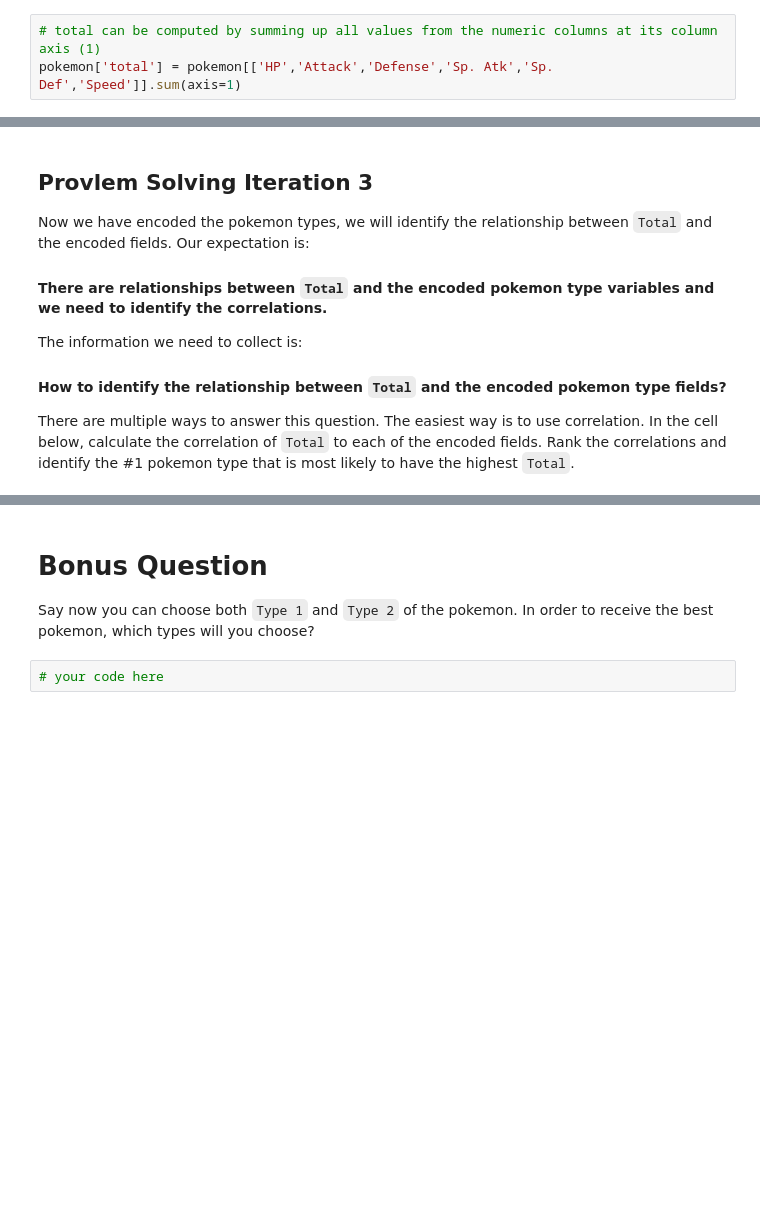
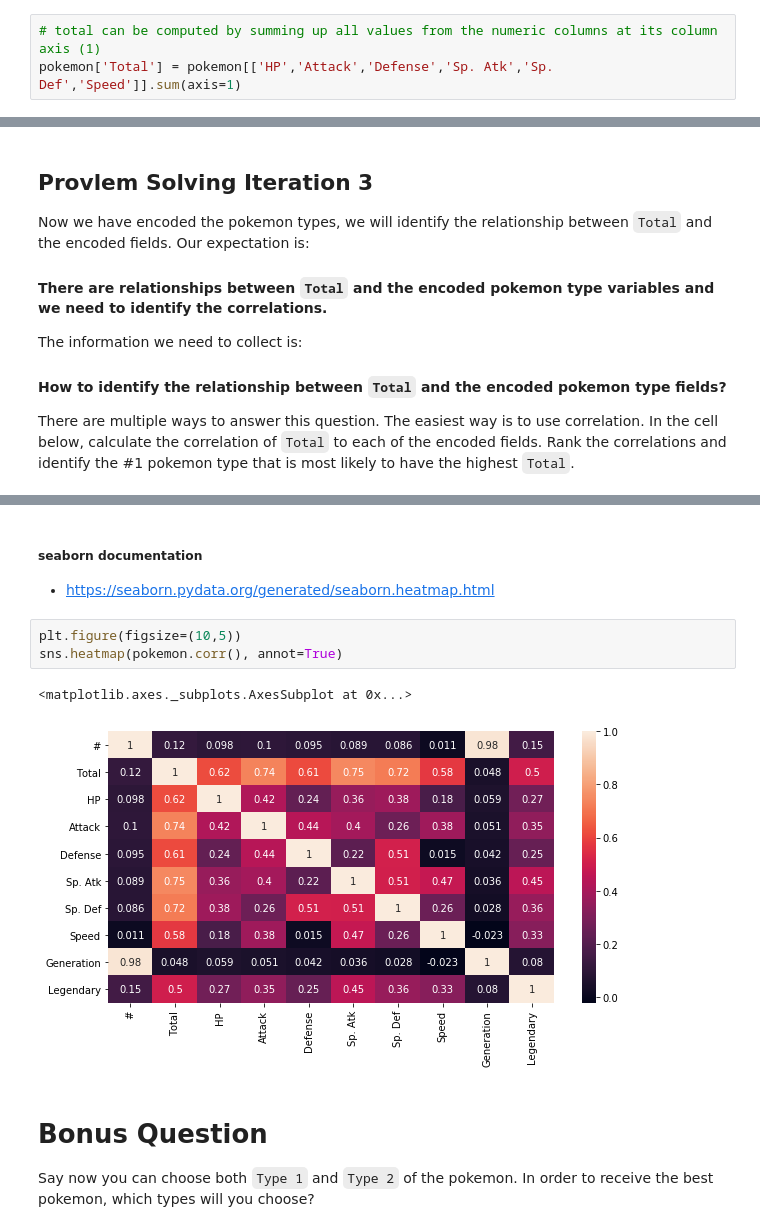
Before and after one commit to ironhacksao-datateam/june2019-ft, a Jupyter notebook: week_3/20_lab_df_calculation_and_transformation/your-code/challenge-2.ipynb, the cells around one changed output, grey strips where cells are left out. Saved outputs shown, nothing was run; the diff lists cells and outputs as text; blank space fills up the shorter version.

```diff
--- a/week_3/20_lab_df_calculation_and_transformation/your-code/challenge-2.ipynb
+++ b/week_3/20_lab_df_calculation_and_transformation/your-code/challenge-2.ipynb
@@ -52,7 +52,7 @@ We need to collect the following information:
 In the cell below, make a hypothesis on how `Total` is computed and test your hypothesis.
 # %%
 # total can be computed by summing up all values from the numeric columns at its column axis (1)
-pokemon['total'] = pokemon[['HP','Attack','Defense','Sp. Atk','Sp. Def','Speed']].sum(axis=1)
+pokemon['Total'] = pokemon[['HP','Attack','Defense','Sp. Atk','Sp. Def','Speed']].sum(axis=1)
 # %%
 pokemon.head()
 # %% [output]
@@ -127,6 +166,13 @@ There are multiple ways to answer this question. The easiest way is to use corre
+# %% [markdown]
+##### seaborn documentation
+* https://seaborn.pydata.org/generated/seaborn.heatmap.html
+# %%
+plt.figure(figsize=(10,5))
+sns.heatmap(pokemon.corr(), annot=True)
+# %% [output]
+<matplotlib.axes._subplots.AxesSubplot at 0x...>
+[figure, added]
 # %% [markdown]
 # Bonus Question
 
 Say now you can choose both `Type 1` and `Type 2` of the pokemon. In order to receive the best pokemon, which types will you choose?
-# %%
-# your code here
```
Also changed, not shown: parts of 9 cells of this notebook, 3 other files.
